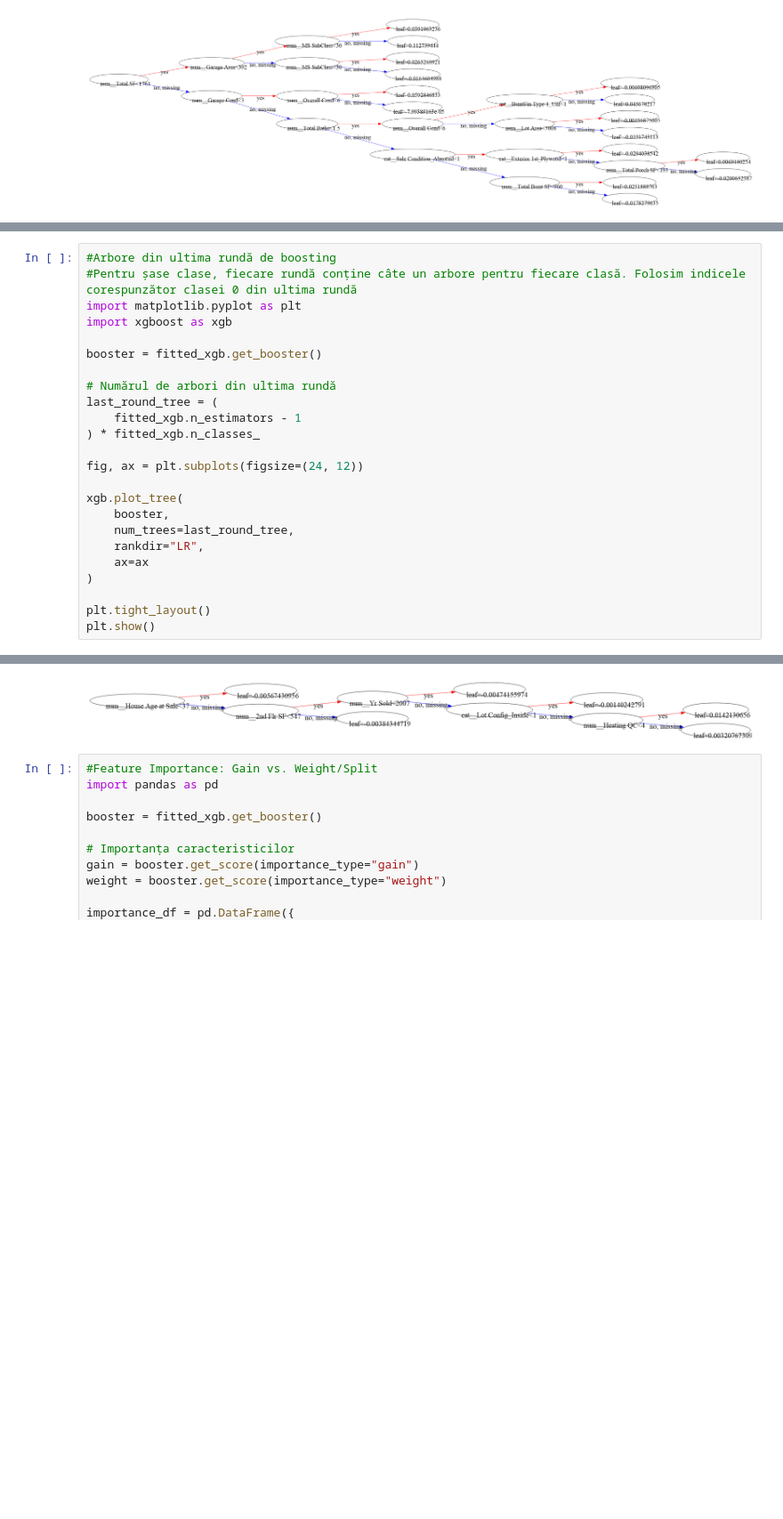
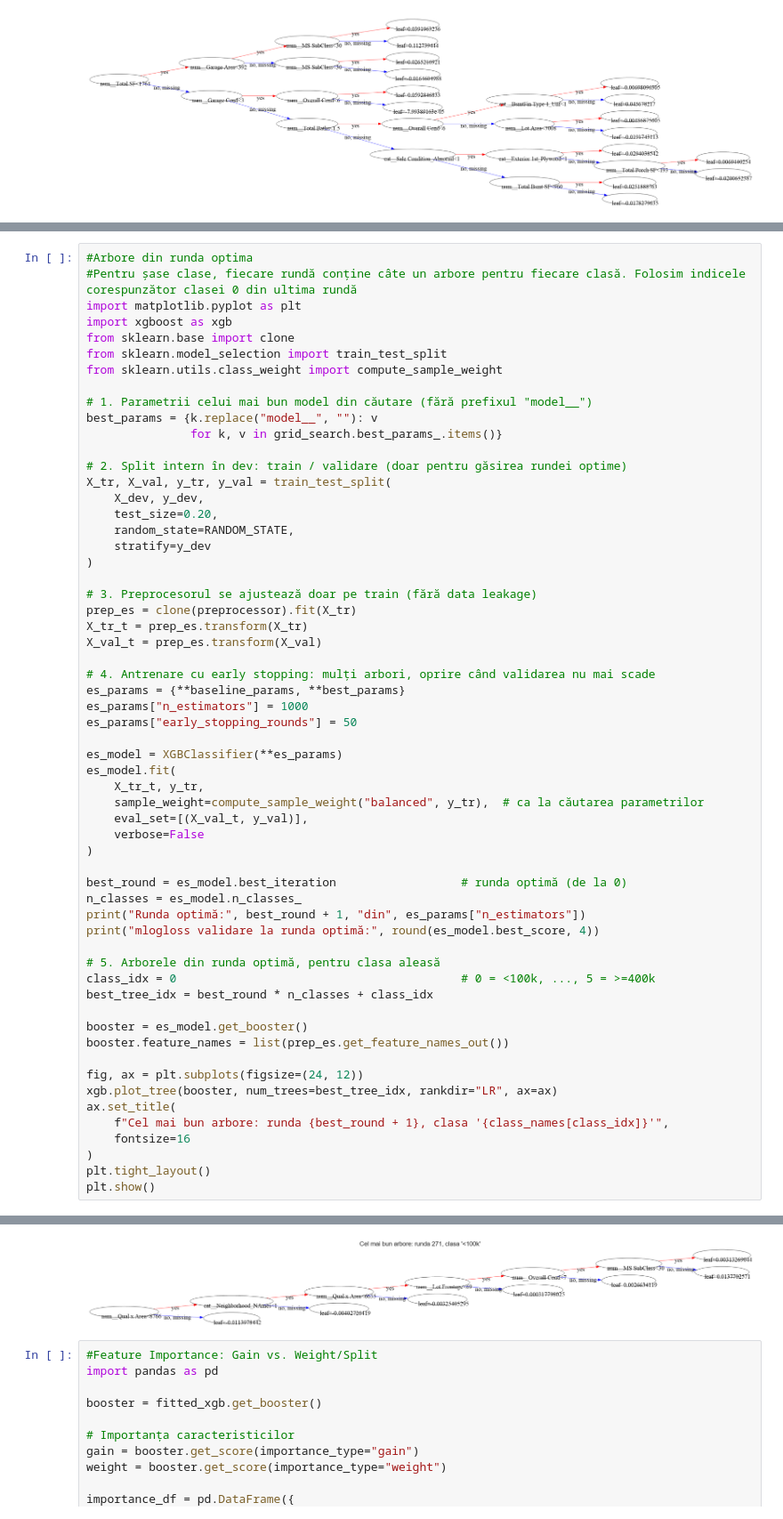
Before and after one commit to alle19/AmesHousing_EDA_ML, a Jupyter notebook: 1_XGBoost.ipynb, the cells around one changed output, grey strips where cells are left out. Shown at 89% size. Cells and saved outputs as stored; diff of their text form; blank space fills up the shorter version.

```diff
--- a/1_XGBoost.ipynb
+++ b/1_XGBoost.ipynb
@@ -627,26 +623,61 @@ Successfully installed graphviz-0.21
 Note: you may need to restart the kernel to use updated packages.
 # %%
-#Arbore din ultima rundă de boosting
+#Arbore din runda optima
 #Pentru șase clase, fiecare rundă conține câte un arbore pentru fiecare clasă. Folosim indicele corespunzător clasei 0 din ultima rundă
 import matplotlib.pyplot as plt
 import xgboost as xgb
+from sklearn.base import clone
+from sklearn.model_selection import train_test_split
+from sklearn.utils.class_weight import compute_sample_weight
 
-booster = fitted_xgb.get_booster()
+# 1. Parametrii celui mai bun model din căutare (fără prefixul "model__")
+best_params = {k.replace("model__", ""): v
+               for k, v in grid_search.best_params_.items()}
 
-# Numărul de arbori din ultima rundă
-last_round_tree = (
-    fitted_xgb.n_estimators - 1
-) * fitted_xgb.n_classes_
+# 2. Split intern în dev: train / validare (doar pentru găsirea rundei optime)
+X_tr, X_val, y_tr, y_val = train_test_split(
+    X_dev, y_dev,
+    test_size=0.20,
+    random_state=RANDOM_STATE,
+    stratify=y_dev
+)
+
+# 3. Preprocesorul se ajustează doar pe train (fără data leakage)
+prep_es = clone(preprocessor).fit(X_tr)
+X_tr_t = prep_es.transform(X_tr)
+X_val_t = prep_es.transform(X_val)
+
+# 4. Antrenare cu early stopping: mulți arbori, oprire când validarea nu mai scade
+es_params = {**baseline_params, **best_params}
+es_params["n_estimators"] = 1000
+es_params["early_stopping_rounds"] = 50
+
+es_model = XGBClassifier(**es_params)
+es_model.fit(
+    X_tr_t, y_tr,
+    sample_weight=compute_sample_weight("balanced", y_tr),  # ca la căutarea parametrilor
+    eval_set=[(X_val_t, y_val)],
+    verbose=False
+)
+
+best_round = es_model.best_iteration                  # runda optimă (de la 0)
+n_classes = es_model.n_classes_
+print("Runda optimă:", best_round + 1, "din", es_params["n_estimators"])
+print("mlogloss validare la runda optimă:", round(es_model.best_score, 4))
+
+# 5. Arborele din runda optimă, pentru clasa aleasă
+class_idx = 0                                         # 0 = <100k, ..., 5 = >=400k
+best_tree_idx = best_round * n_classes + class_idx
+
+booster = es_model.get_booster()
+booster.feature_names = list(prep_es.get_feature_names_out())
 
 fig, ax = plt.subplots(figsize=(24, 12))
-
-xgb.plot_tree(
-    booster,
-    num_trees=last_round_tree,
-    rankdir="LR",
-    ax=ax
+xgb.plot_tree(booster, num_trees=best_tree_idx, rankdir="LR", ax=ax)
+ax.set_title(
+    f"Cel mai bun arbore: runda {best_round + 1}, clasa '{class_names[class_idx]}'",
+    fontsize=16
 )
-
 plt.tight_layout()
 plt.show()
 # %% [output]
@@ -658,4 +691,4 @@ Warning: Could not load "C:\Users\claud\anaconda3\envs\ML\Library\bin\gvplugin_p
-[figure, old version]
+[figure, new version]
 # %%
 #Feature Importance: Gain vs. Weight/Split
 import pandas as pd
```
Also changed, not shown: parts of 5 cells of this notebook.
